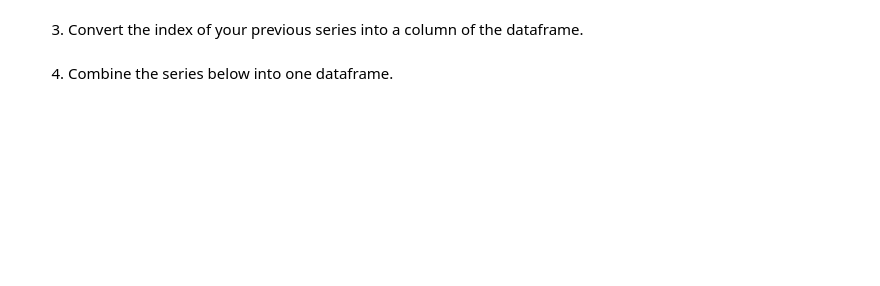
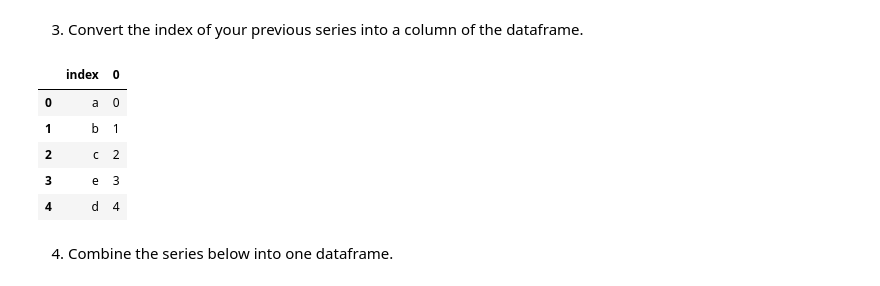
Before and after one commit to sammizewskiperscholas/pandas_demos, a Jupyter notebook: 74 or so Exercises-checkpoint.ipynb, the cells around one changed output. Cells and saved outputs as stored; diff of their text form; code cells hidden in the pictures; blank space fills up the shorter version.

```diff
--- a/74 or so Exercises-checkpoint.ipynb
+++ b/74 or so Exercises-checkpoint.ipynb
@@ -19,8 +37,17 @@ print(pd.Series(mydict))
 # %% [markdown]
 3) Convert the index of your previous series into a column of the dataframe.
 # %%
-myser.to_frame()
-pd.DataFrame(myser)
+ser = pd.Series(mydict)
+
+df = ser.to_frame().reset_index()
+df.head()
+# %% [output]
+|  | index | 0 |
+| 0 | a | 0 |
+| 1 | b | 1 |
+| 2 | c | 2 |
+| 3 | e | 3 |
+| 4 | d | 4 |
 # %% [markdown]
 4) Combine the series below into one dataframe.
 # %%
```
Also changed, not shown: parts of 21 cells of this notebook, 8 other files.
